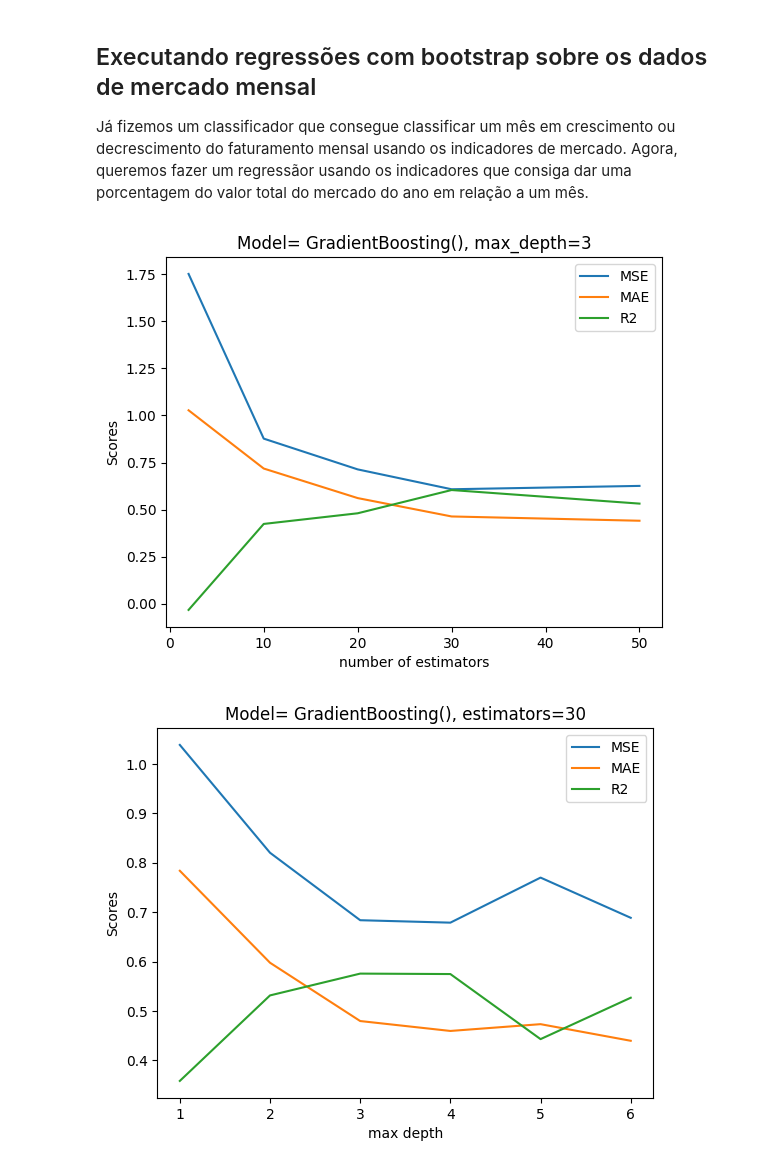
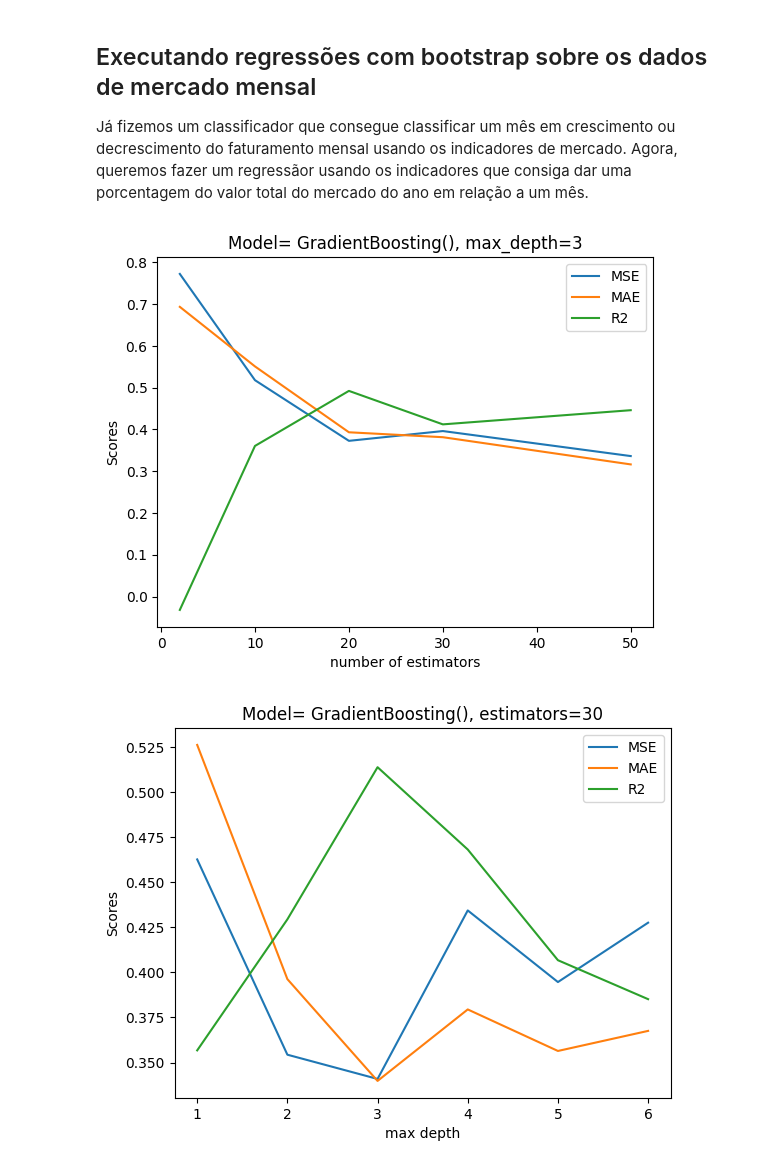
Before and after one commit to SamuelLipovetsky/projeto_ml, a Jupyter notebook: projetct.ipynb, the cells around one changed output. Saved outputs shown, nothing was run; the diff lists cells and outputs as text; code cells hidden in the pictures.

```diff
--- a/projetct.ipynb
+++ b/projetct.ipynb
@@ -462,13 +520,17 @@ from sklearn.preprocessing import StandardScaler
 from sklearn.metrics import mean_squared_error, mean_absolute_error, r2_score
 import numpy as np
 
-def perform_bootstrap_regression(df, regressor, n_bootstraps=100):
+def perform_bootstrap_regression(df, regressor, n_bootstraps=100,test_size_=0.2,return_model=False):
     X = df.iloc[:, 1:]
     y = df.iloc[:, 0]
 
     scaler = StandardScaler()
-    X_normalized = scaler.fit_transform(X)
-
+    # X_normalized = scaler.fit_transform(X)
+    # Y_normalized = scaler.fit_transform(y)
+    # df[:,1:] =X_normalized
+    # df[:,0]=Y_normalized
+    df =scaler.fit_transform(df)
+    df = pd.DataFrame(df)
     bootstrap_size = len(df)
     bootstrap_samples = []
     for _ in range(n_bootstraps):
@@ -482,12 +544,15 @@ def perform_bootstrap_regression(df, regressor, n_bootstraps=100):
     for bootstrap_sample in bootstrap_samples:
         X_bootstrap = bootstrap_sample.iloc[:, 1:]
         y_bootstrap = bootstrap_sample.iloc[:, 0]
-        X_train, X_test, y_train, y_test = train_test_split(X_bootstrap, y_bootstrap, test_size=0.2)
+        X_train, X_test, y_train, y_test = train_test_split(X_bootstrap, y_bootstrap, test_size=test_size_)
         regressor.fit(X_train, y_train)
         y_pred = regressor.predict(X_test)
         mse_scores.append(mean_squared_error(y_test, y_pred))
         mae_scores.append(mean_absolute_error(y_test, y_pred))
         r2_scores.append(r2_score(y_test, y_pred))
+
+    if return_model:
+        return regressor
 
     return np.mean(mse_scores), np.mean(mae_scores), np.mean(r2_scores)
 
@@ -528,35 +593,35 @@ plt.show()
 
 #comparing the max depth gradient boosting
 depth =[1,2,3,4,5,6]
 mses=[]
 maes=[]
 r2s=[]
 
 for i in depth:
     regressor =GradientBoostingRegressor(n_estimators=30, max_depth=i)
     mse,mae,r2 = perform_bootstrap_regression(df_mercado_metais,regressor)
     mses.append(mse)
     maes.append(mae)
     r2s.append(r2)
 plt.figure()
 # Plotting the lines
 plt.plot(depth, mses, label='MSE')
 plt.plot(depth, maes, label='MAE')
 plt.plot(depth, r2s, label='R2')
 
 # Adding labels and title
 plt.ylabel('Scores')
 plt.xlabel('max depth')
 plt.title('Model= GradientBoosting(), estimators=30')
 
 # Adding a legend
 plt.legend()
 
 # Display the plot
 plt.show()
 # %% [output]
-[figure, old version]
+[figure, new version]
-[figure, old version]
+[figure, new version]
 # %%
 # Comparing the results of other models
 
```
Also changed, not shown: parts of 11 cells of this notebook, 1 other file.
